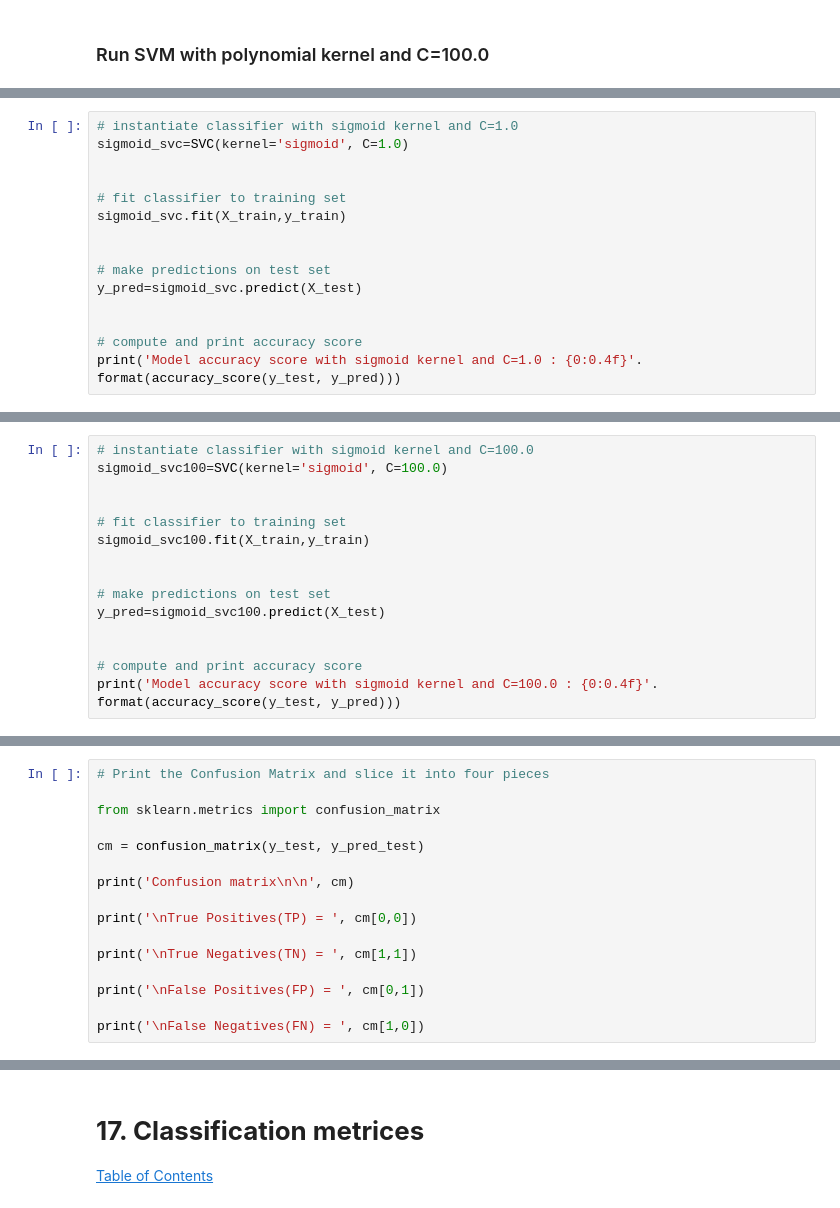
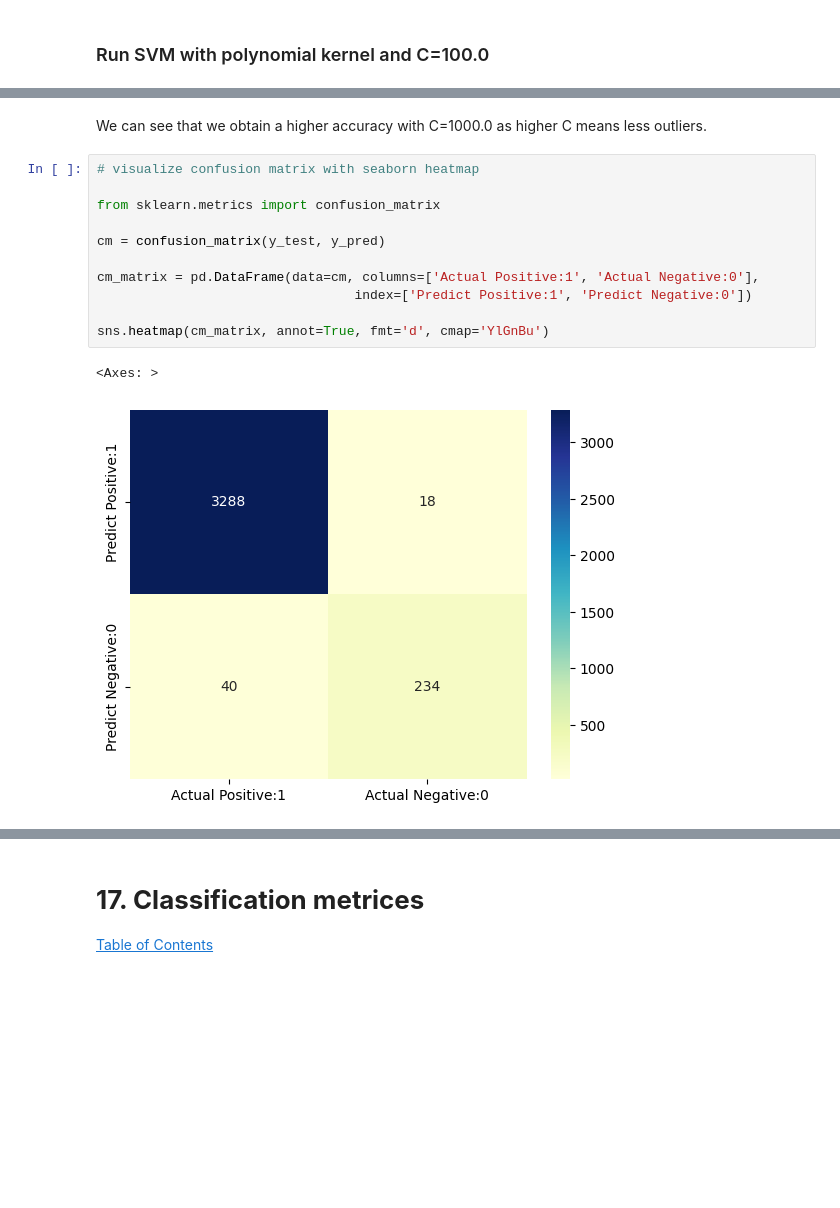
Before and after one commit to kjeyaram-orcl/DataScience, a Jupyter notebook: PulsarStar_CaseStudy.ipynb, the cells around one changed output, grey strips where cells are left out. Cells and saved outputs as stored; diff of their text form; blank space fills up the shorter version.

```diff
--- a/PulsarStar_CaseStudy.ipynb
+++ b/PulsarStar_CaseStudy.ipynb
@@ -611,15 +536,0 @@ Polynomial kernel gives poor performance. It may be overfitting the training set
-# %%
-# instantiate classifier with sigmoid kernel and C=1.0
-sigmoid_svc=SVC(kernel='sigmoid', C=1.0)
-
-
-# fit classifier to training set
-sigmoid_svc.fit(X_train,y_train)
-
-
-# make predictions on test set
-y_pred=sigmoid_svc.predict(X_test)
-
-
-# compute and print accuracy score
-print('Model accuracy score with sigmoid kernel and C=1.0 : {0:0.4f}'. format(accuracy_score(y_test, y_pred)))
@@ -628,15 +536,0 @@ print('Model accuracy score with sigmoid kernel and C=1.0 : {0:0.4f}'. format(ac
-# %%
-# instantiate classifier with sigmoid kernel and C=100.0
-sigmoid_svc100=SVC(kernel='sigmoid', C=100.0)
-
-
-# fit classifier to training set
-sigmoid_svc100.fit(X_train,y_train)
-
-
-# make predictions on test set
-y_pred=sigmoid_svc100.predict(X_test)
-
-
-# compute and print accuracy score
-print('Model accuracy score with sigmoid kernel and C=100.0 : {0:0.4f}'. format(accuracy_score(y_test, y_pred)))
@@ -686,17 +537,17 @@ These four outcomes are summarized in a confusion matrix given below.
-# %%
-# Print the Confusion Matrix and slice it into four pieces
-
-from sklearn.metrics import confusion_matrix
-
-cm = confusion_matrix(y_test, y_pred_test)
-
-print('Confusion matrix\n\n', cm)
-
-print('\nTrue Positives(TP) = ', cm[0,0])
-
-print('\nTrue Negatives(TN) = ', cm[1,1])
-
-print('\nFalse Positives(FP) = ', cm[0,1])
-
-print('\nFalse Negatives(FN) = ', cm[1,0])
+# %% [markdown]
+We can see that we obtain a higher accuracy with C=1000.0 as higher C means less outliers.
+# %%
+# visualize confusion matrix with seaborn heatmap
+
+from sklearn.metrics import confusion_matrix
+
+cm = confusion_matrix(y_test, y_pred)
+
+cm_matrix = pd.DataFrame(data=cm, columns=['Actual Positive:1', 'Actual Negative:0'],
+                                 index=['Predict Positive:1', 'Predict Negative:0'])
+
+sns.heatmap(cm_matrix, annot=True, fmt='d', cmap='YlGnBu')
+# %% [output]
+<Axes: >
+[figure, added]
 # %% [markdown]
```
Also changed, not shown: parts of 63 cells of this notebook.
